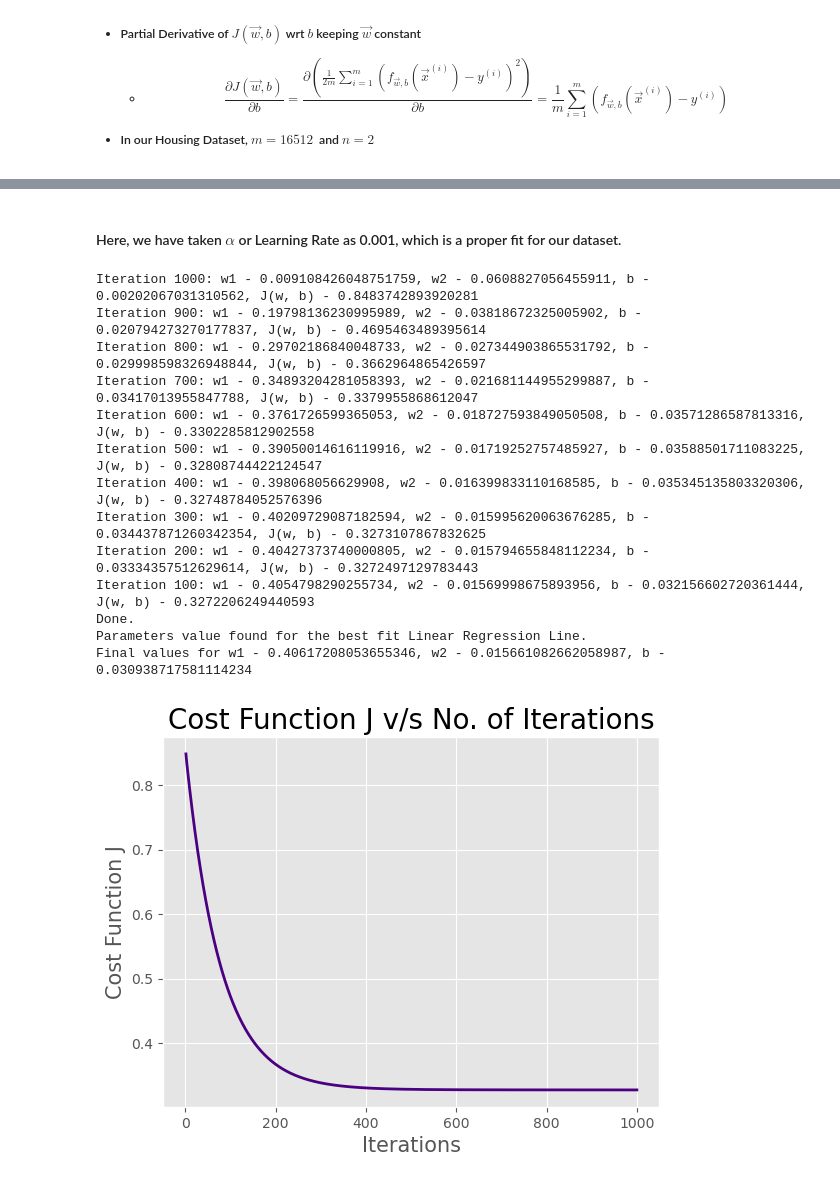
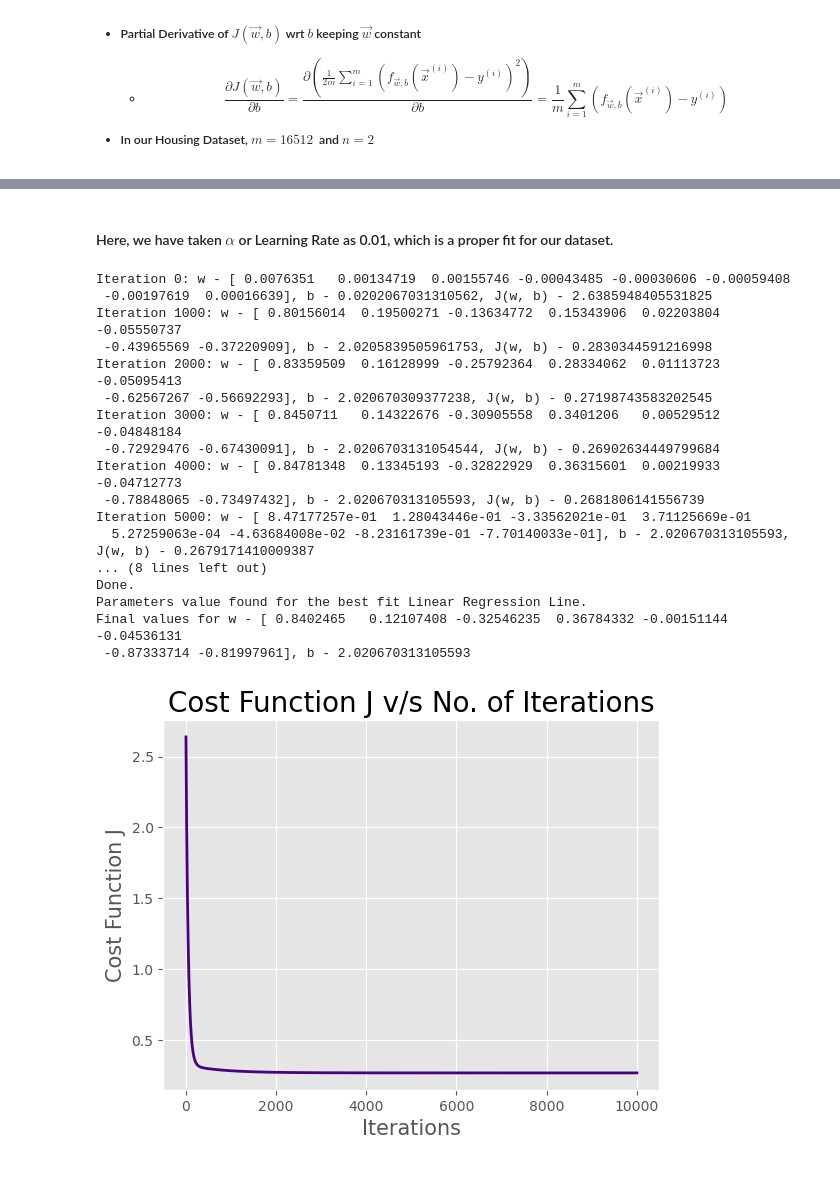
Before and after one commit to Gaurav-Kushwaha-1225/Machine-Learning, a Jupyter notebook: Supervised Models/Regression/Multiple Linear Regression.ipynb, the cells around one changed output, grey strips where cells are left out. Saved outputs shown, nothing was run; the diff lists cells and outputs as text; code cells hidden in the pictures.

```diff
--- a/Supervised Models/Regression/Multiple Linear Regression.ipynb
+++ b/Supervised Models/Regression/Multiple Linear Regression.ipynb
@@ -263,12 +243,15 @@ testing_data
 - In our Housing Dataset, $m = 16512~$ and $n = 2$
 </h5>
 # %%
+from sklearn.preprocessing import StandardScaler
+
 # m is no. of training examples
 m = training_rows
 
 # Defing x and y
-x = training_data[['MedInc', 'HouseAge']].to_numpy()
-y = training_data['TargetHouseVal'].to_numpy()
+scaler = StandardScaler()
+x = scaler.fit_transform(training_data[['MedInc', 'HouseAge', 'AveRooms','AveBedrms', 'Population', 'AveOccup', 'Latitude', 'Longitude']].to_numpy(dtype=np.float64))
+y = training_data['TargetHouseVal'].to_numpy(dtype=np.float64)
 y = y.reshape(-1, 1)
 
 # Defining Cost Function
@@ -363,59 +296,63 @@ plt.show()
 # %% [markdown]
-#### Here, we have taken $\alpha$ or Learning Rate as 0.001, which is a proper fit for our dataset.
+#### Here, we have taken $\alpha$ or Learning Rate as 0.01, which is a proper fit for our dataset.
 # %%
 # Total no. of Iterations
-iterations = 1000
+iterations = 10000
 
 # Defining Alpha or Learning Rate
-alpha = 0.001
+alpha = 0.01
 
 # Setting up initial values of w and b
-w, b = np.zeros(2), 0
+w, b = np.zeros(8), 0
 
 ## Cost Function Values for Plotting
-costs = np.zeros(1000)
+costs = np.zeros(10000)
 
-while (iterations != 0):
+for i in range(iterations):
     # Updating w and b
     temp_w = np.array([PartialDerivative_J_wi(w, b, j) for j in range(len(w))])
     temp_b = PartialDerivative_J_b(w, b)
     w -= alpha * temp_w
     b -= alpha * temp_b
 
     # Calculating current Cost
-    costs[1000 - iterations] = Cost_Function(w, b)
+    costs[i] = Cost_Function(w, b)
 
-    # Updating iterations Done
-    if (iterations % 100 == 0):
-        print(f"Iteration {iterations}: w1 - {w[0]}, w2 - {w[1]}, b - {b}, J(w, b) - {costs[1000 - iterations]}")
-    iterations-=1
+    # Print progress every 1000 iterations
+    if (i % 1000 == 0):
+        print(f"Iteration {i}: w - {w}, b - {b}, J(w, b) - {costs[i]}")
+
 
 print("Done. \nParameters value found for the best fit Linear Regression Line.")
-print(f"Final values for w1 - {w[0]}, w2 - {w[1]}, b - {b}\n")
+print(f"Final values for w - {w}, b - {b}\n")
 
 ## Ploting Cost Function J v/s No. of Iterations
 plt.style.use("ggplot")
 plt.grid(True)
 plt.xlabel("Iterations", fontdict = {"fontsize": 15, "fontname": "Sans Serif"})
 plt.ylabel("Cost Function J", fontdict = {"fontsize": 15, "fontname": "Sans Serif"})
 plt.xticks(fontsize=10)
 plt.yticks(fontsize=10)
 plt.title("Cost Function J v/s No. of Iterations", fontdict = {"fontsize": 20, "weight": "medium", "fontname": "Sans Serif"})
-plt.plot(np.arange(1, 1001, 1), costs, alpha = 1, linestyle = 'solid', linewidth = 2, color = 'indigo')
+plt.plot(np.arange(1, 10001, 1), costs, alpha = 1, linestyle = 'solid', linewidth = 2, color = 'indigo')
 plt.show()
 # %% [output]
-Iteration 1000: w1 - 0.009108426048751759, w2 - 0.0608827056455911, b - 0.00202067031310562, J(w, b) - 0.8483742893920281
-Iteration 900: w1 - 0.19798136230995989, w2 - 0.03818672325005902, b - 0.020794273270177837, J(w, b) - 0.4695463489395614
-Iteration 800: w1 - 0.29702186840048733, w2 - 0.027344903865531792, b - 0.029998598326948844, J(w, b) - 0.3662964865426597
-Iteration 700: w1 - 0.34893204281058393, w2 - 0.021681144955299887, b - 0.03417013955847788, J(w, b) - 0.3379955868612047
-Iteration 600: w1 - 0.3761726599365053, w2 - 0.018727593849050508, b - 0.03571286587813316, J(w, b) - 0.3302285812902558
-Iteration 500: w1 - 0.39050014616119916, w2 - 0.01719252757485927, b - 0.03588501711083225, J(w, b) - 0.32808744422124547
-Iteration 400: w1 - 0.398068056629908, w2 - 0.016399833110168585, b - 0.035345135803320306, J(w, b) - 0.32748784052576396
-Iteration 300: w1 - 0.40209729087182594, w2 - 0.015995620063676285, b - 0.034437871260342354, J(w, b) - 0.3273107867832625
-Iteration 200: w1 - 0.40427373740000805, w2 - 0.015794655848112234, b - 0.03334357512629614, J(w, b) - 0.3272497129783443
-Iteration 100: w1 - 0.4054798290255734, w2 - 0.01569998675893956, b - 0.032156602720361444, J(w, b) - 0.3272206249440593
+Iteration 0: w - [ 0.0076351   0.00134719  0.00155746 -0.00043485 -0.00030606 -0.00059408
+ -0.00197619  0.00016639], b - 0.0202067031310562, J(w, b) - 2.6385948405531825
+Iteration 1000: w - [ 0.80156014  0.19500271 -0.13634772  0.15343906  0.02203804 -0.05550737
+ -0.43965569 -0.37220909], b - 2.0205839505961753, J(w, b) - 0.2830344591216998
+Iteration 2000: w - [ 0.83359509  0.16128999 -0.25792364  0.28334062  0.01113723 -0.05095413
+ -0.62567267 -0.56692293], b - 2.020670309377238, J(w, b) - 0.27198743583202545
+Iteration 3000: w - [ 0.8450711   0.14322676 -0.30905558  0.3401206   0.00529512 -0.04848184
+ -0.72929476 -0.67430091], b - 2.0206703131054544, J(w, b) - 0.26902634449799684
+Iteration 4000: w - [ 0.84781348  0.13345193 -0.32822929  0.36315601  0.00219933 -0.04712773
+ -0.78848065 -0.73497432], b - 2.020670313105593, J(w, b) - 0.2681806141556739
+Iteration 5000: w - [ 8.47177257e-01  1.28043446e-01 -3.33562021e-01  3.71125669e-01
+  5.27259063e-04 -4.63684008e-02 -8.23161739e-01 -7.70140033e-01], b - 2.020670313105593, J(w, b) - 0.2679171410009387
+... (8 lines left out)
 Done.
 Parameters value found for the best fit Linear Regression Line.
-Final values for w1 - 0.40617208053655346, w2 - 0.015661082662058987, b - 0.030938717581114234
+Final values for w - [ 0.8402465   0.12107408 -0.32546235  0.36784332 -0.00151144 -0.04536131
+ -0.87333714 -0.81997961], b - 2.020670313105593
-[figure, old version]
+[figure, new version]
 # %%
```
Also changed, not shown: parts of 16 cells of this notebook.
